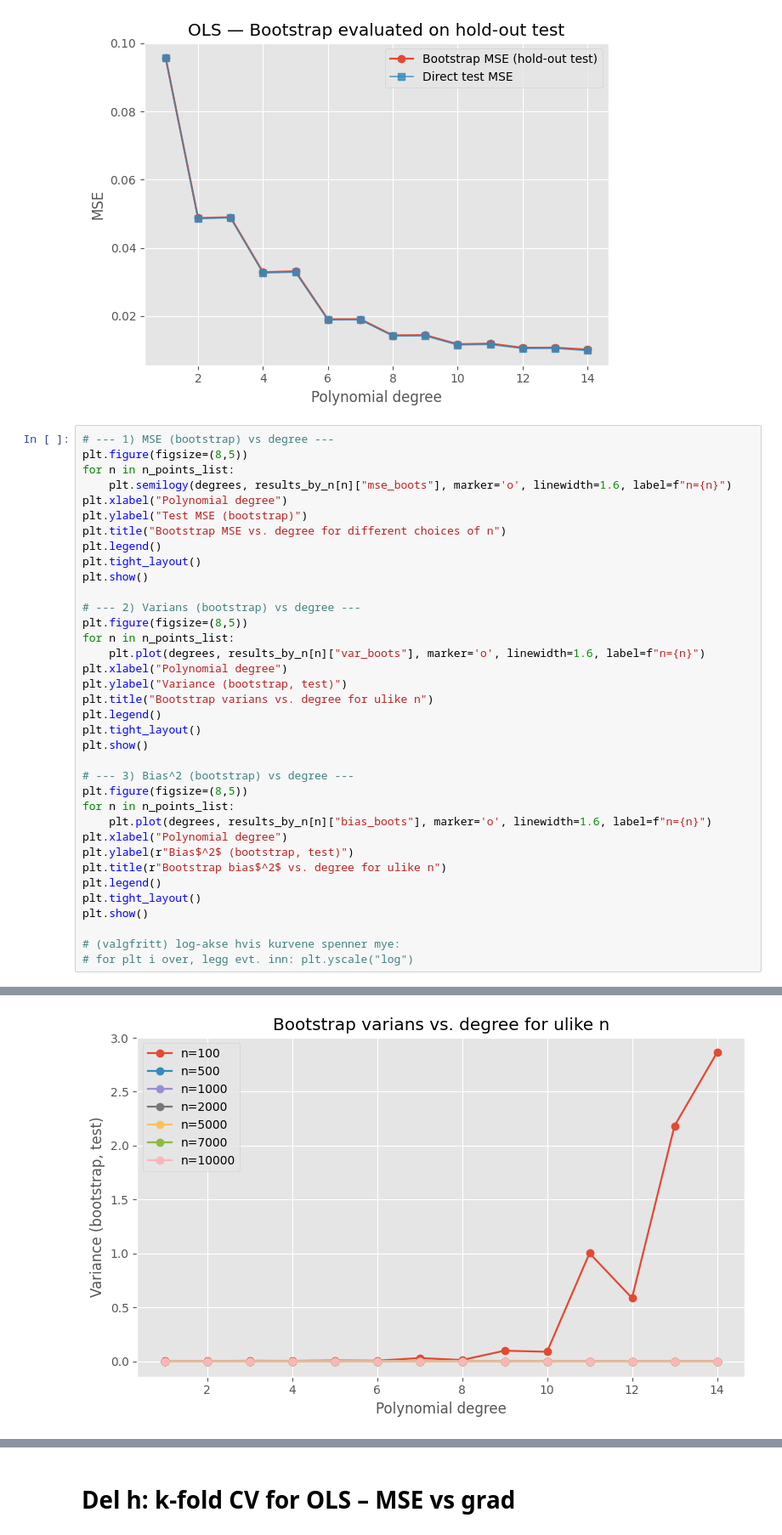
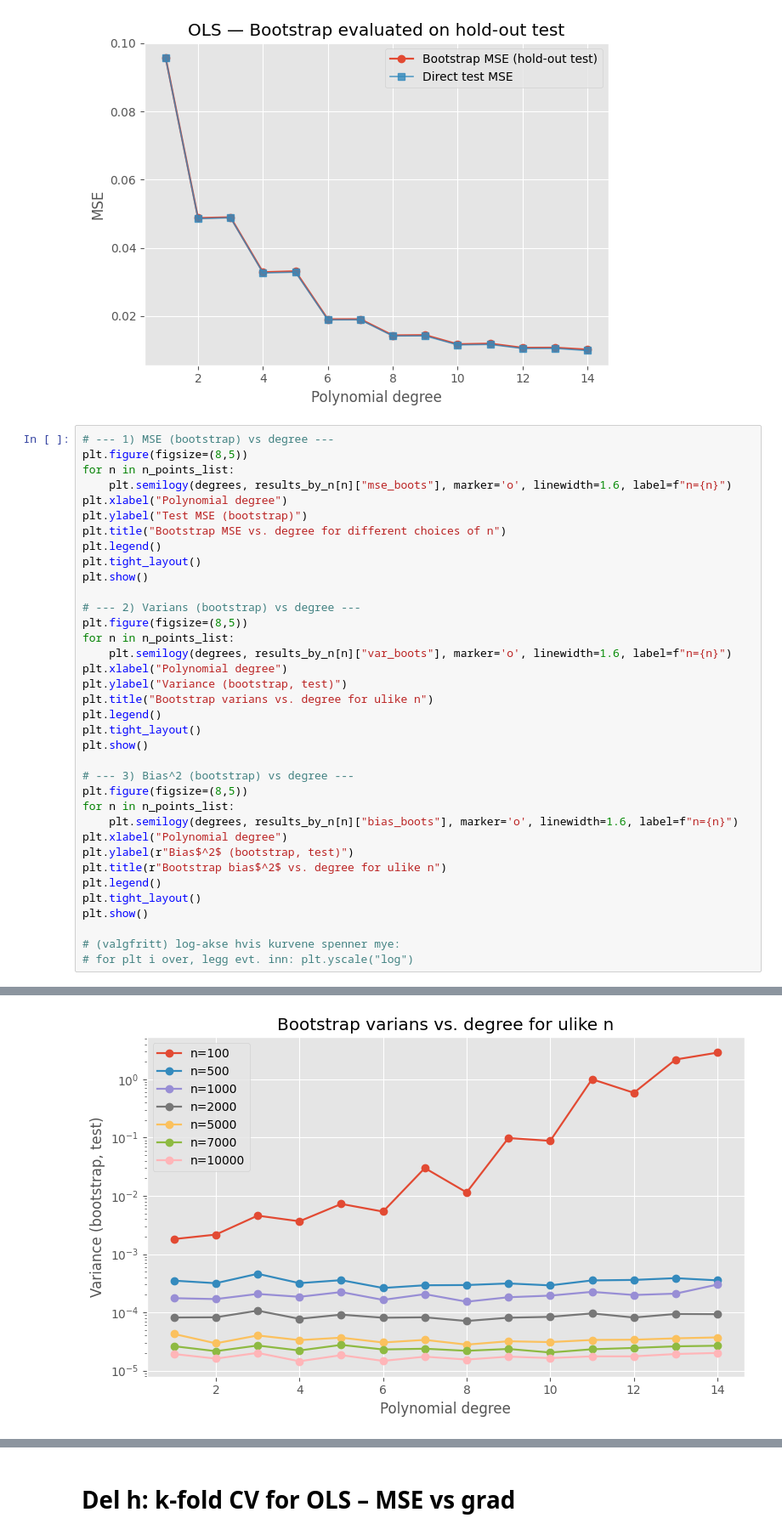
Before and after one commit to kjes4pres/Project_1_FYSSTK, a Jupyter notebook: Code/g_and_h.ipynb, the cells around one changed output, grey strips where cells are left out. Shown at 85% size. Saved outputs shown, nothing was run; the diff lists cells and outputs as text.

```diff
--- a/Code/g_and_h.ipynb
+++ b/Code/g_and_h.ipynb
@@ -119,33 +119,33 @@ plt.xlabel("Polynomial degree")
 plt.ylabel("Test MSE (bootstrap)")
 plt.title("Bootstrap MSE vs. degree for different choices of n")
 plt.legend()
 plt.tight_layout()
 plt.show()
 
 # --- 2) Varians (bootstrap) vs degree ---
 plt.figure(figsize=(8,5))
 for n in n_points_list:
-    plt.plot(degrees, results_by_n[n]["var_boots"], marker='o', linewidth=1.6, label=f"n={n}")
+    plt.semilogy(degrees, results_by_n[n]["var_boots"], marker='o', linewidth=1.6, label=f"n={n}")
 plt.xlabel("Polynomial degree")
 plt.ylabel("Variance (bootstrap, test)")
 plt.title("Bootstrap varians vs. degree for ulike n")
 plt.legend()
 plt.tight_layout()
 plt.show()
 
 # --- 3) Bias^2 (bootstrap) vs degree ---
 plt.figure(figsize=(8,5))
 for n in n_points_list:
-    plt.plot(degrees, results_by_n[n]["bias_boots"], marker='o', linewidth=1.6, label=f"n={n}")
+    plt.semilogy(degrees, results_by_n[n]["bias_boots"], marker='o', linewidth=1.6, label=f"n={n}")
 plt.xlabel("Polynomial degree")
 plt.ylabel(r"Bias$^2$ (bootstrap, test)")
 plt.title(r"Bootstrap bias$^2$ vs. degree for ulike n")
 plt.legend()
 plt.tight_layout()
 plt.show()
 
 # (valgfritt) log-akse hvis kurvene spenner mye:
 # for plt i over, legg evt. inn: plt.yscale("log")
 # %% [output]
 [figure]
-[figure, old version]
+[figure, new version]
```
Also changed, not shown: parts of 5 cells of this notebook, 1 other file.
